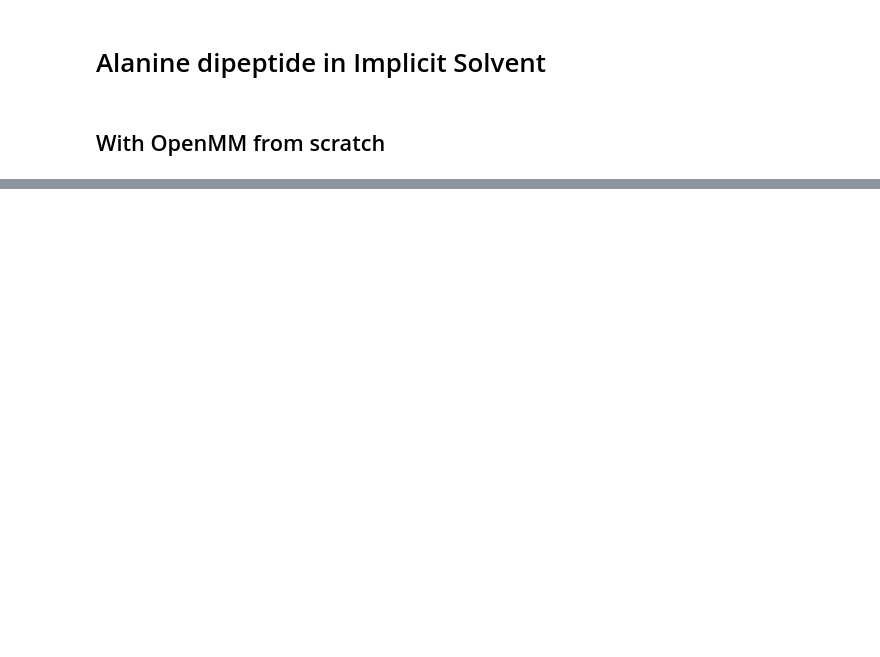
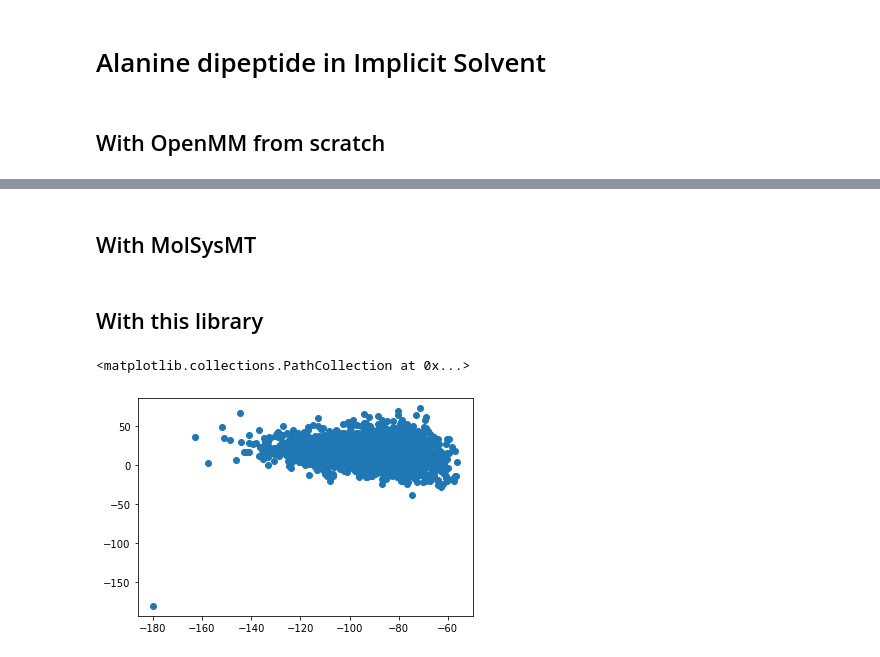
Before and after one commit to uibcdf/Molecular-Systems, a Jupyter notebook: docs/contents/alanine_dipeptide/Alanine_Dipeptide_Implicit_Solvent.ipynb, the cells around one changed output, grey strips where cells are left out. Saved outputs shown, nothing was run; the diff lists cells and outputs as text; code cells hidden in the pictures; blank space fills up the shorter version.

```diff
--- a/docs/contents/alanine_dipeptide/Alanine_Dipeptide_Implicit_Solvent.ipynb
+++ b/docs/contents/alanine_dipeptide/Alanine_Dipeptide_Implicit_Solvent.ipynb
@@ -105 +101,5 @@ plt.scatter(phi_values, psi_values)
+# %% [markdown]
+## With MolSysMT
+# %% [markdown]
+## With this library
 # %%
@@ -107,6 +107,6 @@ from molecular_systems import AlanineDipeptideImplicit
 from molecular_systems.tools.md import langevin_NVT
 # %%
-dialanine=AlanineDipeptideImplicit(forcefield='AMBER10')
+dialanine=AlanineDipeptideImplicitSolvent(forcefield='AMBER10')
 
 time, trajectory, velocity, kin_energy, pot_energy = langevin_NVT(dialanine,
                                                                   temperature = 300 * unit.kelvin,
@@ -115,3 +115,10 @@ time, trajectory, velocity, kin_energy, pot_energy = langevin_NVT(dialanine,
                                                                   integration_timestep = 2 * unit.femtoseconds,
                                                                   saving_timestep = 1.0 * unit.picoseconds,
                                                                   total_time = 2.0 * unit.nanoseconds)
+# %%
+_, _, phi_values, psi_values = msm.ramachandran_angles([topology, trajectory])
+# %%
+plt.scatter(phi_values, psi_values)
+# %% [output]
+<matplotlib.collections.PathCollection at 0x...>
+[figure, added]
```
Also changed, not shown: parts of 5 cells of this notebook, 10 other files.
